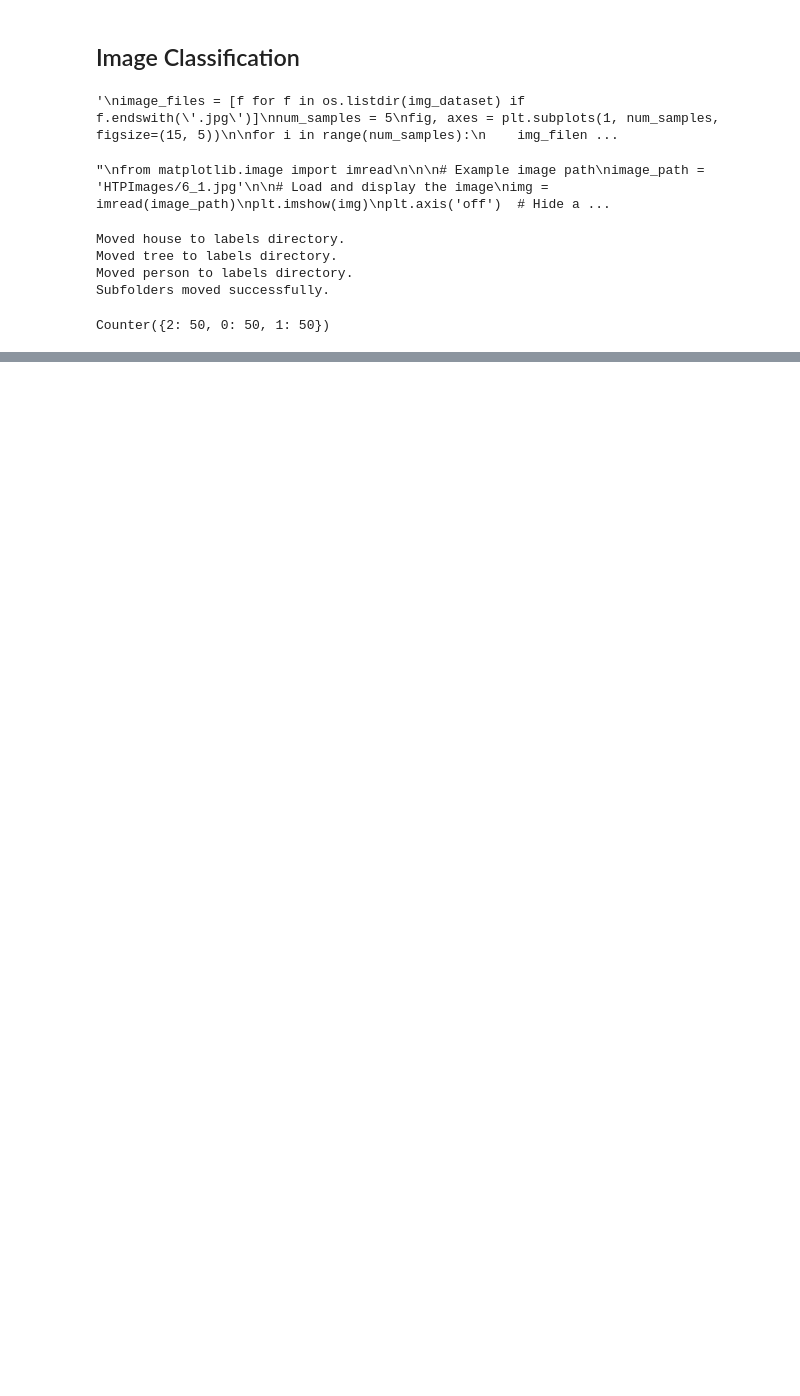
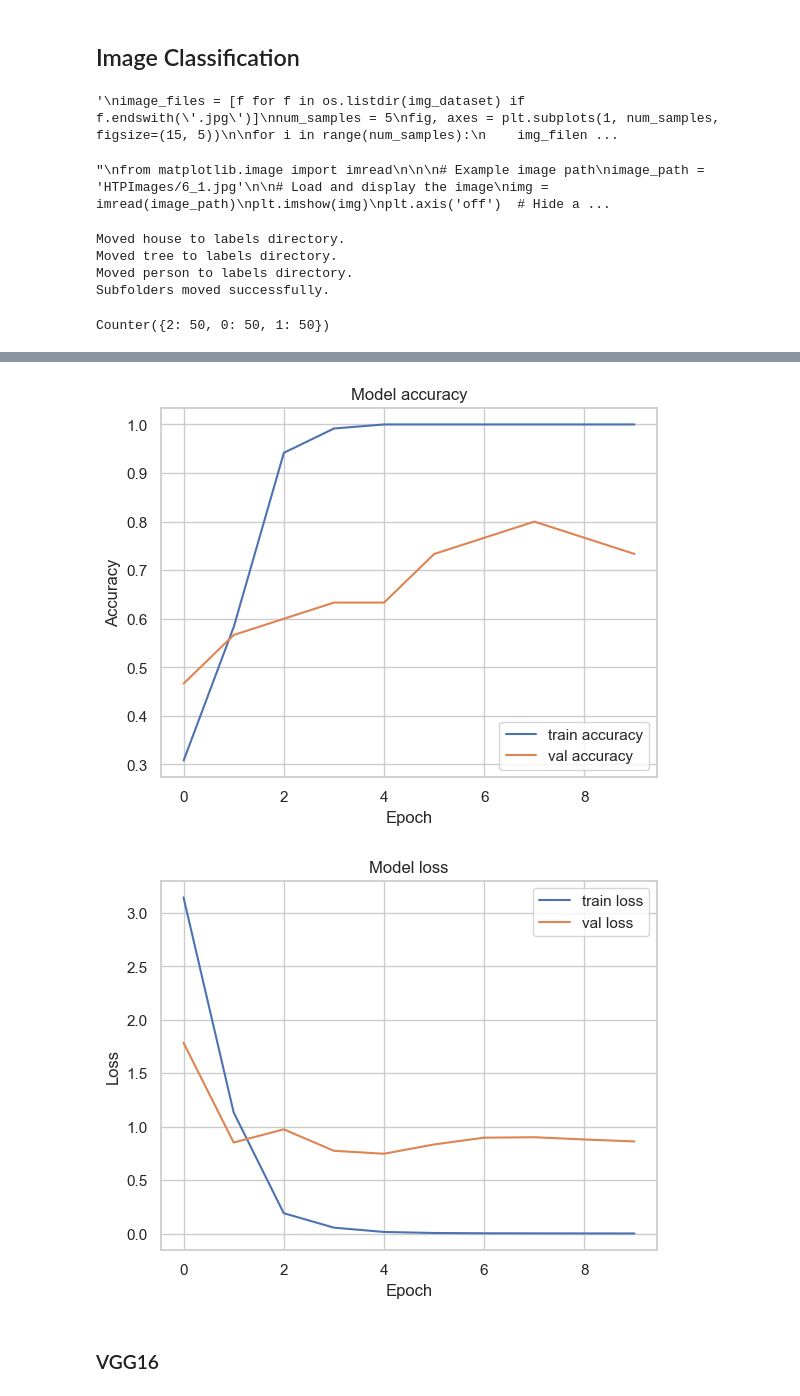
Before and after one commit to iremhttp/HTP-Project, a Jupyter notebook: main.ipynb, the cells around one changed output, grey strips where cells are left out. Cells and saved outputs as stored; diff of their text form; code cells hidden in the pictures; blank space fills up the shorter version.

```diff
--- a/main.ipynb
+++ b/main.ipynb
@@ -565,0 +559,19 @@ def deep_learning(base_model, input_shape=(224, 224, 3), num_classes=3):
+# %%
+resnet_base = ResNet50(weights='imagenet', include_top=False, input_shape=(224, 224, 3))
+
+x = resnet_base.output
+x = Flatten()(x)
+x = Dense(4096, activation='relu')(x)
+x = Dense(1024, activation='relu')(x)
+x = Dense(256, activation='relu')(x)
+x = Dense(64, activation='relu')(x)
+predictions = Dense(3, activation='softmax')(x)
+
+resnet_model = Model(inputs=resnet_base.input, outputs=predictions)
+
+for layer in resnet_base.layers:
+    layer.trainable = False
+
+resnet_model.compile(optimizer=Adam(learning_rate=0.0001), loss=SparseCategoricalCrossentropy(), metrics=["accuracy"])
+
+resnet_model.summary()
@@ -565,0 +622,23 @@ def deep_learning(base_model, input_shape=(224, 224, 3), num_classes=3):
+# %%
+train_loss, train_accuracy = resnet_model.evaluate(X_train, y_train)
+test_loss, test_accuracy = resnet_model.evaluate(X_test, y_test)
+print(f"Train accuracy: {train_accuracy}")
+print(f"Test accuracy: {test_accuracy}")
+
+# Plot training history
+plt.plot(training_history_resnet.history['accuracy'], label='train accuracy')
+plt.plot(training_history_resnet.history['val_accuracy'], label='val accuracy')
+plt.title('Model accuracy')
+plt.xlabel('Epoch')
+plt.ylabel('Accuracy')
+plt.legend(loc='lower right')
+plt.show()
+
+plt.plot(training_history_resnet.history['loss'], label='train loss')
+plt.plot(training_history_resnet.history['val_loss'], label='val loss')
+plt.title('Model loss')
+plt.xlabel('Epoch')
+plt.ylabel('Loss')
+plt.legend(loc='upper right')
+plt.show()
+# %% [output]
@@ -566 +649,5 @@ def deep_learning(base_model, input_shape=(224, 224, 3), num_classes=3):
+[figure, added]
+[figure, added]
+# %% [markdown]
+### VGG16
 # %%
```
Also changed, not shown: parts of 27 cells of this notebook.
